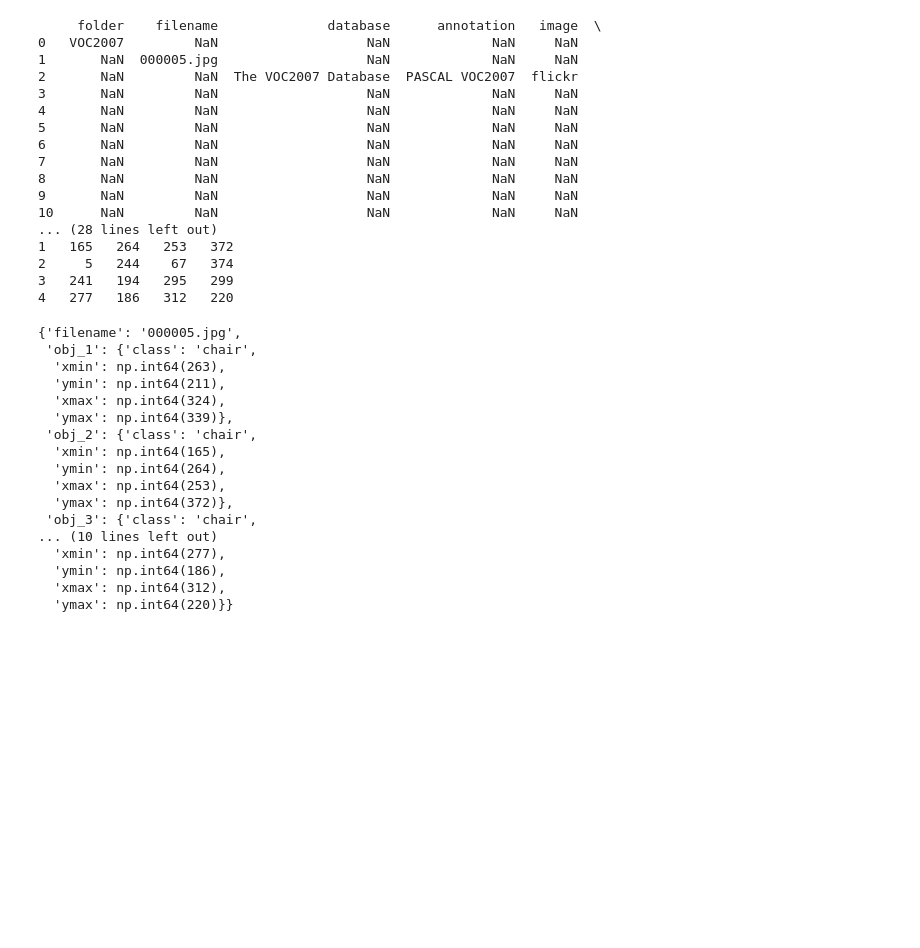
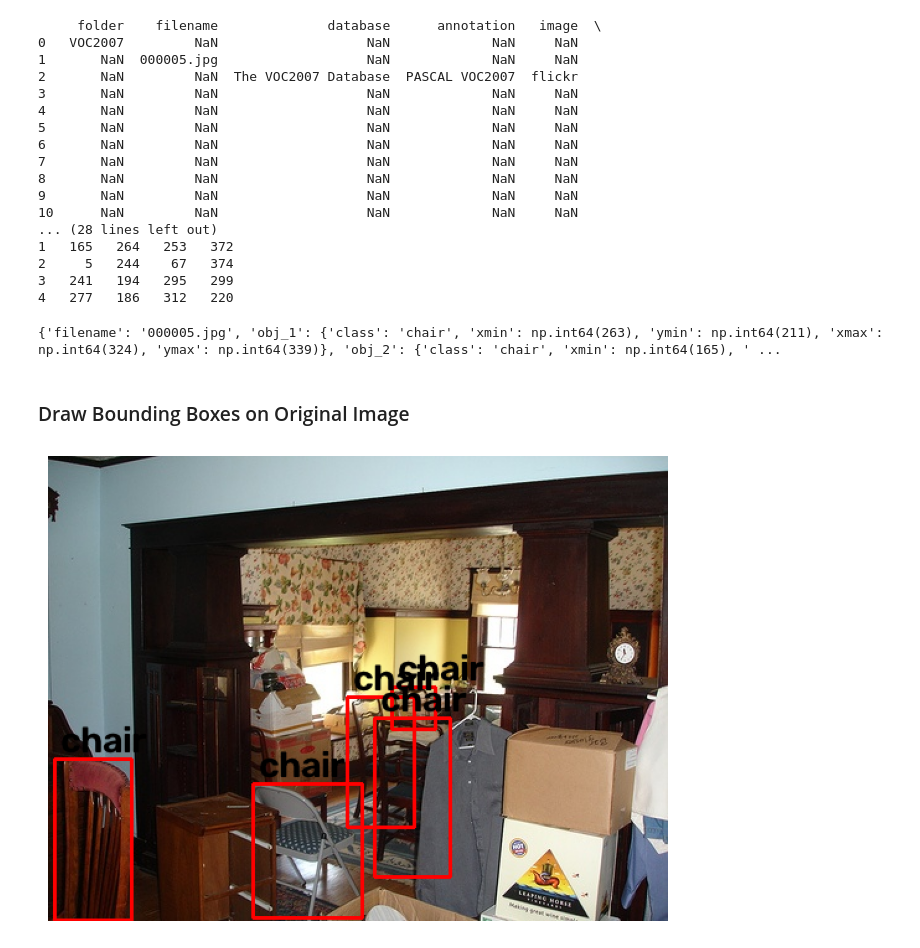
Before and after one commit to Nikhil-Spatial/DetectorV1, a Jupyter notebook: notebooks/01_data_exploration.ipynb, the cells around one changed output. Drawn from its saved outputs; the diff is of its cells as text; code cells hidden in the pictures; blank space fills up the shorter version.

Commit message:
Drew bounding boxes on the original image

```diff
--- a/notebooks/01_data_exploration.ipynb
+++ b/notebooks/01_data_exploration.ipynb
@@ -30,26 +30,26 @@ torch.Size([300, 300, 3])
 # %%
 import os
 
-directory = Path("../data/VOCtrainval-2007/JPEGImages")
-img_list = os.listdir(directory) # Figured it out.
+img_dir = Path("../data/VOCtrainval-2007/JPEGImages")
+img_list = os.listdir(img_dir) # Figured it out.
 print(len(img_list), img_list[:5])
 # %% [output]
 5011 ['000005.jpg', '000007.jpg', '000009.jpg', '000012.jpg', '000016.jpg']
 # %% [markdown]
 ### Figure Out How to Parse XML
 # %%
-directory = Path("../data/VOCtrainval-2007/Annotations")
-annotations_list = os.listdir(directory)
+annot_dir = Path("../data/VOCtrainval-2007/Annotations")
+annot_list = os.listdir(annot_dir)
 
-annotation_1_path = os.path.join(directory, annotations_list[0])
-annotation_1_path
+annot_1_path = os.path.join(annot_dir, annot_list[0])
+annot_1_path
 # %% [output]
 '..\\data\\VOCtrainval-2007\\Annotations\\000005.xml'
 # %%
 import pandas as pd
 
-df = pd.read_xml(annotation_1_path, parser="etree")
-coord_df = pd.read_xml(annotation_1_path, parser="etree", xpath=".//bndbox")
+df = pd.read_xml(annot_1_path, parser="etree")
+coord_df = pd.read_xml(annot_1_path, parser="etree", xpath=".//bndbox")
 
 print(df)
 print(coord_df)
@@ -85,22 +85,39 @@ for i in range(0, len(coord_df)):
     }
     labels[f"obj_{i+1}"] = obj
 
-labels
+print(labels)
 # %% [output]
-{'filename': '000005.jpg',
- 'obj_1': {'class': 'chair',
-  'xmin': np.int64(263),
-  'ymin': np.int64(211),
-  'xmax': np.int64(324),
-  'ymax': np.int64(339)},
- 'obj_2': {'class': 'chair',
-  'xmin': np.int64(165),
-  'ymin': np.int64(264),
-  'xmax': np.int64(253),
-  'ymax': np.int64(372)},
- 'obj_3': {'class': 'chair',
-... (10 lines left out)
-  'xmin': np.int64(277),
-  'ymin': np.int64(186),
-  'xmax': np.int64(312),
-  'ymax': np.int64(220)}}
+{'filename': '000005.jpg', 'obj_1': {'class': 'chair', 'xmin': np.int64(263), 'ymin': np.int64(211), 'xmax': np.int64(324), 'ymax': np.int64(339)}, 'obj_2': {'class': 'chair', 'xmin': np.int64(165), ' ...
+# %% [markdown]
+### Draw Bounding Boxes on Original Image
+# %%
+import bbox_visualizer as bbv
+import numpy as np
+
+directory = Path("../data/VOCtrainval-2007/JPEGImages")
+img_list = os.listdir(directory)
+
+fig, ax = plt.subplots(1, figsize=(8, 8))
+
+img_path = os.path.join(img_dir, img_list[0])
+image = io.decode_image(img_path).permute(1, 2, 0).numpy()
+
+annot_path = os.path.join(annot_dir, annot_list[0])
+df = pd.read_xml(annot_path, parser="etree")
+coord_df = pd.read_xml(annot_path, parser="etree", xpath=".//bndbox")
+
+class_labels, obj_coords = tuple(), []
+for i in range(0, len(coord_df)):
+    row = coord_df.iloc[i]
+    class_labels += (df["name"][6+i],)
+    obj_coords.append((row["xmin"], row["ymin"], row["xmax"], row["ymax"]))
+
+image = bbv.draw_multiple_rectangles(image, obj_coords, bbox_color=(255, 0, 0), thickness=2)
+image = bbv.add_multiple_labels(image, class_labels, obj_coords, size=0.9, thickness=1.8, text_color=( draw_bg=False)
+
+ax.imshow(image)
+ax.axis(False)
+
+plt.show()
+# %% [output]
+[figure, added]
```
